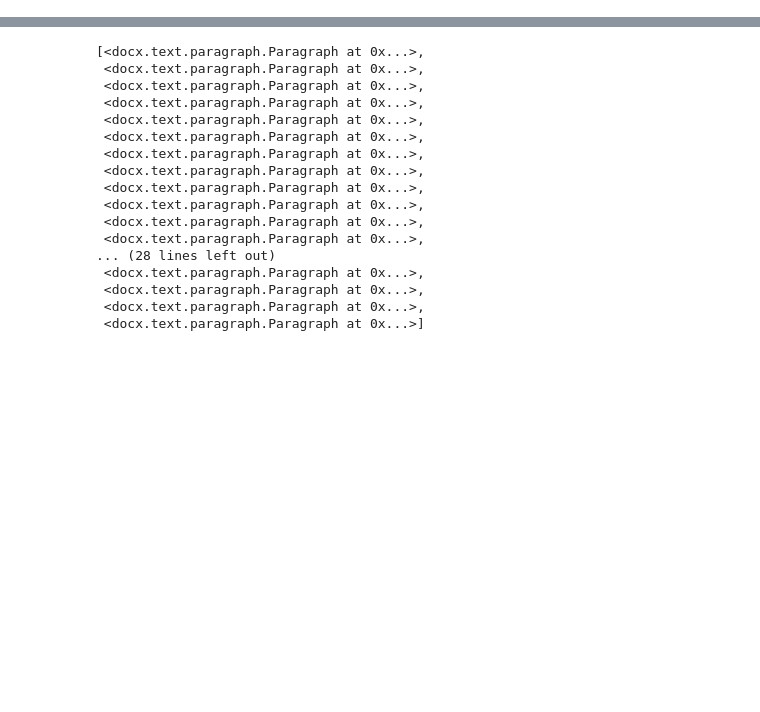
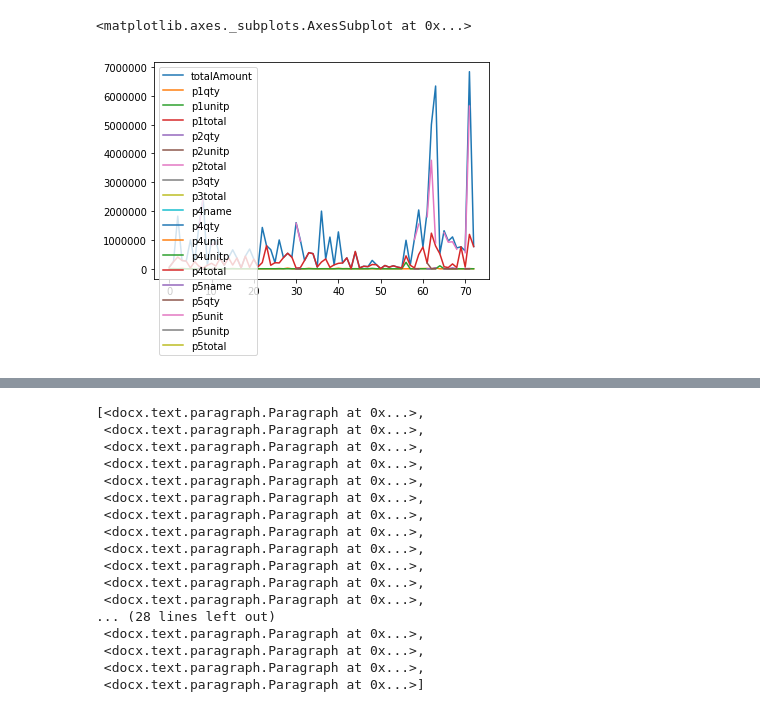
Before and after one commit to aminkhod/SPA, a Jupyter notebook: SPA.ipynb, the cells around one changed output, grey strips where cells are left out. Saved outputs shown, nothing was run; the diff lists cells and outputs as text; code cells hidden in the pictures; blank space fills up the shorter version.

```diff
--- a/SPA.ipynb
+++ b/SPA.ipynb
@@ -0,0 +7,6 @@
+# %%
+track = pd.read_csv('Tracking Sheet output.csv')
+track.plot()
+# %% [output]
+<matplotlib.axes._subplots.AxesSubplot at 0x...>
+[figure, added]
```
Also changed, not shown: parts of 3 cells of this notebook.
